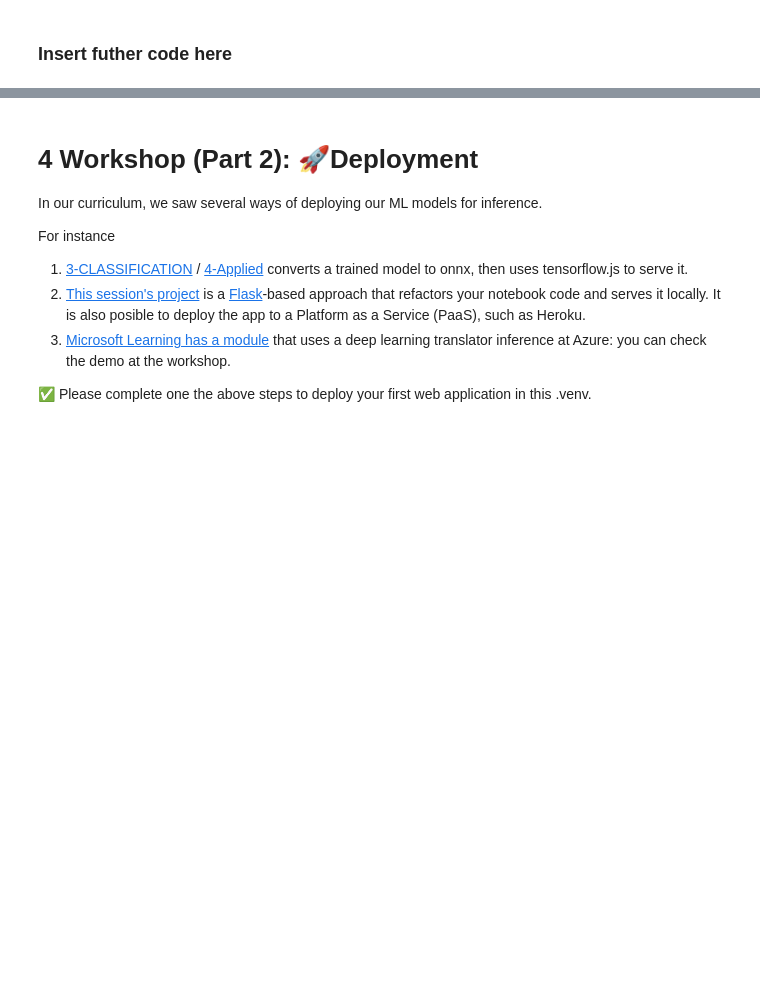
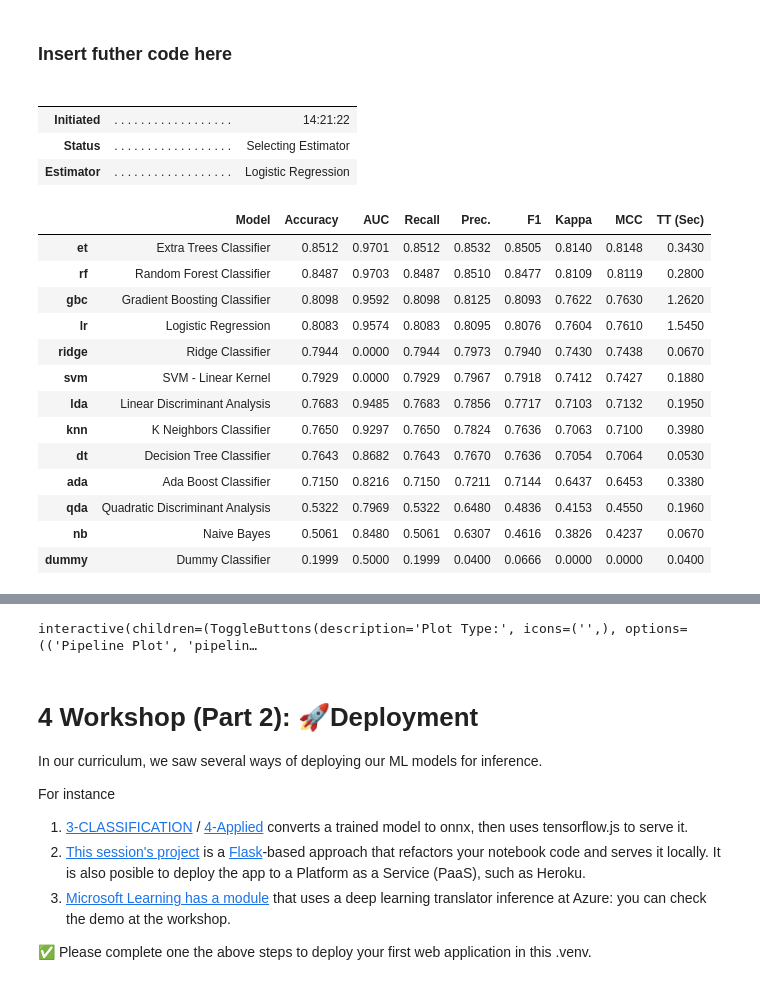
Before and after one commit to LukasGadeMEA20/ML-For-Beginners, a Jupyter notebook: 4-Web-App/images/4-Workshop-VC.ipynb, the cells around one changed output, grey strips where cells are left out. Drawn from its saved outputs; the diff is of its cells as text; code cells hidden in the pictures; blank space fills up the shorter version.

```diff
--- a/4-Web-App/images/4-Workshop-VC.ipynb
+++ b/4-Web-App/images/4-Workshop-VC.ipynb
@@ -1110,4 +1112,24 @@ s42 = setup(cuisines_df, target = 'cuisine', session_id = 789)
 # %% [markdown]
 ### Insert futher code here
 # %%
-best = compare_models()
+best = compare_models(exclude=['lightgbm'])
+# %% [output]
+|  |  |  |
+|  |  |  |
+| Initiated | . . . . . . . . . . . . . . . . . . | 14:21:22 |
+| Status | . . . . . . . . . . . . . . . . . . | Selecting Estimator |
+| Estimator | . . . . . . . . . . . . . . . . . . | Logistic Regression |
+|  | Model | Accuracy | AUC | Recall | Prec. | F1 | Kappa | MCC | TT (Sec) |
+| et | Extra Trees Classifier | 0.8512 | 0.9701 | 0.8512 | 0.8532 | 0.8505 | 0.8140 | 0.8148 | 0.3430 |
+| rf | Random Forest Classifier | 0.8487 | 0.9703 | 0.8487 | 0.8510 | 0.8477 | 0.8109 | 0.8119 | 0.2800 |
+| gbc | Gradient Boosting Classifier | 0.8098 | 0.9592 | 0.8098 | 0.8125 | 0.8093 | 0.7622 | 0.7630 | 1.2620 |
+| lr | Logistic Regression | 0.8083 | 0.9574 | 0.8083 | 0.8095 | 0.8076 | 0.7604 | 0.7610 | 1.5450 |
+| ridge | Ridge Classifier | 0.7944 | 0.0000 | 0.7944 | 0.7973 | 0.7940 | 0.7430 | 0.7438 | 0.0670 |
+| svm | SVM - Linear Kernel | 0.7929 | 0.0000 | 0.7929 | 0.7967 | 0.7918 | 0.7412 | 0.7427 | 0.1880 |
+| lda | Linear Discriminant Analysis | 0.7683 | 0.9485 | 0.7683 | 0.7856 | 0.7717 | 0.7103 | 0.7132 | 0.1950 |
+| knn | K Neighbors Classifier | 0.7650 | 0.9297 | 0.7650 | 0.7824 | 0.7636 | 0.7063 | 0.7100 | 0.3980 |
+| dt | Decision Tree Classifier | 0.7643 | 0.8682 | 0.7643 | 0.7670 | 0.7636 | 0.7054 | 0.7064 | 0.0530 |
+| ada | Ada Boost Classifier | 0.7150 | 0.8216 | 0.7150 | 0.7211 | 0.7144 | 0.6437 | 0.6453 | 0.3380 |
+| qda | Quadratic Discriminant Analysis | 0.5322 | 0.7969 | 0.5322 | 0.6480 | 0.4836 | 0.4153 | 0.4550 | 0.1960 |
+| nb | Naive Bayes | 0.5061 | 0.8480 | 0.5061 | 0.6307 | 0.4616 | 0.3826 | 0.4237 | 0.0670 |
+| dummy | Dummy Classifier | 0.1999 | 0.5000 | 0.1999 | 0.0400 | 0.0666 | 0.0000 | 0.0000 | 0.0400 |
@@ -1114,3 +1137,7 @@ best = compare_models()
+# %%
+evaluate_model(best)
+# %% [output]
+interactive(children=(ToggleButtons(description='Plot Type:', icons=('',), options=(('Pipeline Plot', 'pipelin…
 # %% [markdown]
 # 4 Workshop (Part 2): 🚀Deployment
 
```
Also changed, not shown: parts of 6 cells of this notebook.
